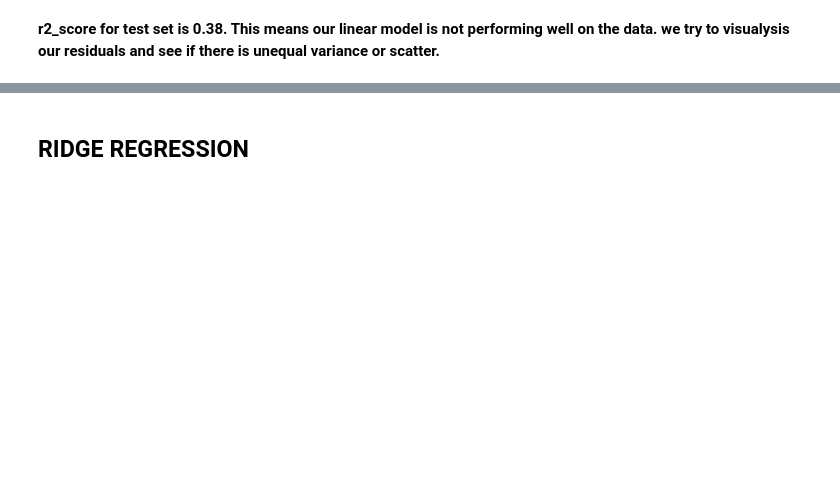
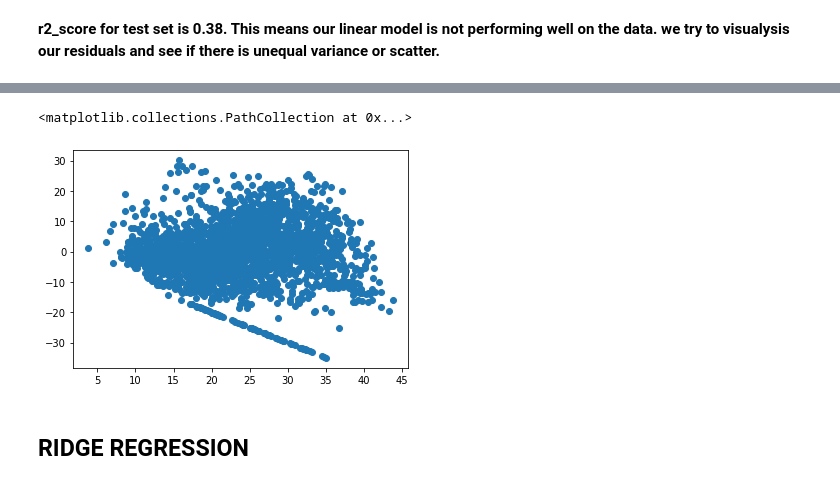
Before and after one commit to 0713ce131029/Bike-Sharing-Demand-Prediction-, a Jupyter notebook: BIKE_SHARING_DEMAND.ipynb, the cells around one changed output, grey strips where cells are left out. Drawn from its saved outputs; the diff is of its cells as text; code cells hidden in the pictures; blank space fills up the shorter version.

```diff
--- a/BIKE_SHARING_DEMAND.ipynb
+++ b/BIKE_SHARING_DEMAND.ipynb
@@ -1150,6 +1175,9 @@ plt.show()
 # %%
 # Hetero scadacity
-plt.scatter((y_pred_test_lasso),(y_test-y_pred_test_lasso),color='orange')
+plt.scatter((y_pred_test_lasso),(y_test-y_pred_test_lasso))
+# %% [output]
+<matplotlib.collections.PathCollection at 0x...>
+[figure, added]
 # %% [markdown]
 ## RIDGE REGRESSION
 # %%
```
Also changed, not shown: parts of 57 cells of this notebook.
